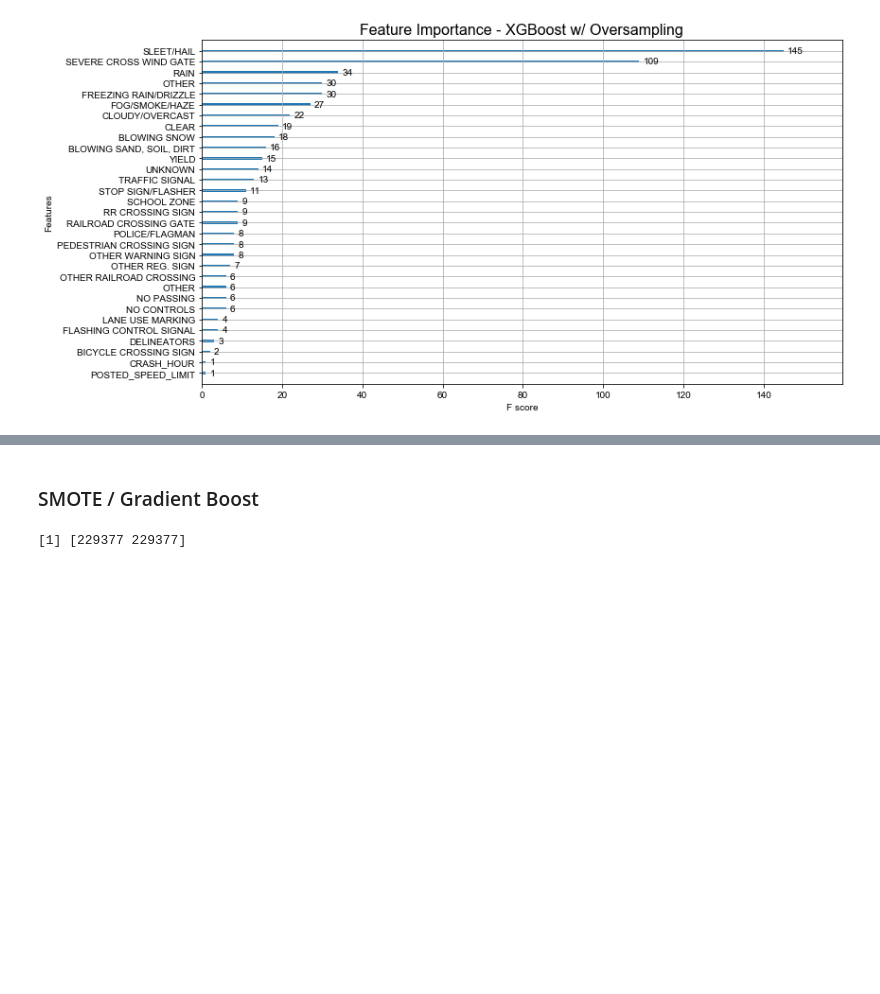
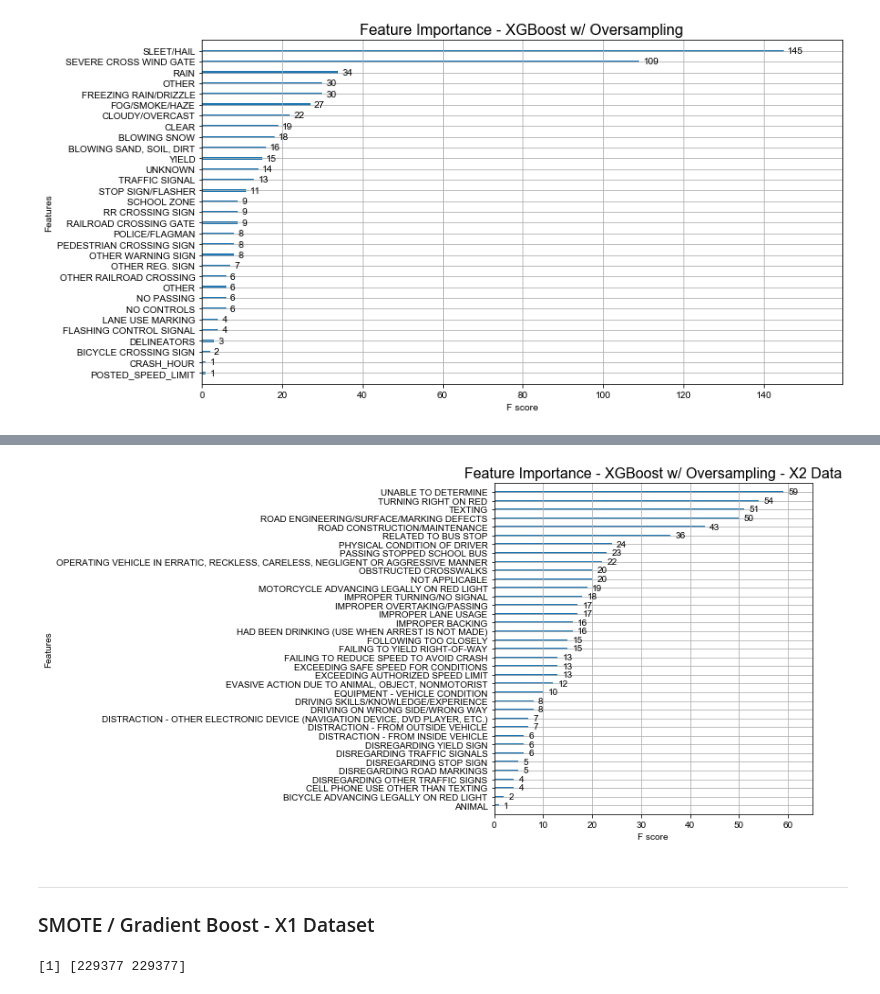
Before and after one commit to Morgan-Sell/chi-traffic-accidents, a Jupyter notebook: chi-transport-v2.ipynb, the cells around one changed output, grey strips where cells are left out. Cells and saved outputs as stored; diff of their text form; code cells hidden in the pictures; blank space fills up the shorter version.

```diff
--- a/chi-transport-v2.ipynb
+++ b/chi-transport-v2.ipynb
@@ -382,7 +356,7 @@ Index(['CRASH_RECORD_ID', 'RD_NO', 'CRASH_DATE_EST_I', 'CRASH_DATE',
 # Excluded "after-the-fact" features, e.g. DAMAGE($), DOORING_I
 # Omitted geospatial data, SEC_CONTRIBUTORY_CAUSE, LANE_CNT.
 accidents2 = accidents[['CRASH_RECORD_ID', 'RD_NO', 'POSTED_SPEED_LIMIT', 'TRAFFIC_CONTROL_DEVICE', 'DEVICE_CONDITION',
-                        'WEATHER_CONDITION', 'LIGHTING_CONDITION', 'FIRST_CRASH_TYPE', 'TRAFFICWAY_TYPE', 'LANE_CNT',
+                        'WEATHER_CONDITION', 'LIGHTING_CONDITION', 'FIRST_CRASH_TYPE', 'TRAFFICWAY_TYPE',
                         'ALIGNMENT','ROADWAY_SURFACE_COND','ROAD_DEFECT', 'REPORT_TYPE', 'CRASH_TYPE',
                         'INTERSECTION_RELATED_I', 'NOT_RIGHT_OF_WAY_I',
                         'PRIM_CONTRIBUTORY_CAUSE', 'STREET_NO', 'STREET_DIRECTION',
@@ -438,5 +412,12 @@ lghtng_cndtn = pd.get_dummies(X_1['LIGHTING_CONDITION'])
 X_1_dum = pd.concat([X_1, trfc_cntrl, wthr_cndtn, lghtng_cndtn], axis=1)
 X_1_dum.drop(['TRAFFIC_CONTROL_DEVICE', 'WEATHER_CONDITION', 'LIGHTING_CONDITION'], axis=1, inplace=True)
 X_1_train, X_1_test, y_1_train, y_1_test = train_test_split(X_1_dum.values, y_1.values,test_size=0.20, random_state=42)
+# %%
+X_2 = accidents2[['PRIM_CONTRIBUTORY_CAUSE','ROADWAY_SURFACE_COND','ROAD_DEFECT']]
+prime_cause = pd.get_dummies(accidents2['PRIM_CONTRIBUTORY_CAUSE'])
+road_surface = pd.get_dummies(accidents2['ROADWAY_SURFACE_COND'])
+road_defect = pd.get_dummies(accidents2['ROAD_DEFECT'])
+X_2_dum = pd.concat([prime_cause, road_surface, road_defect], axis=1)
+X_2_train, X_2_test, y_2_train, y_2_test = train_test_split(X_2_dum.values, y_1.values,test_size=0.20, random_state=42)
 # %% [markdown]
 ---
@@ -511,0 +482,5 @@ plt.tight_layout();
+# %%
+xgboost_scld_2 = XGBClassifier(random_state=1, learning_rate=0.1, scale_pos_weight=num_neg_obs/num_pos_obs )
+xgboost_scld_2.fit(X_2_train, y_2_train.ravel())
+y_2_pred_xgb_scld = xgboost_scld_2.predict(X_2_test)
+print(classification_report(y_2_test.ravel(), y_2_pred_xgb_scld))
@@ -512,5 +496,13 @@ plt.tight_layout();
+# %%
+plt.rcParams['figure.figsize'] = (12,6)
+plot_importance(xgboost_scld_2).set_yticklabels(X_2_dum.columns)
+plt.title("Feature Importance - XGBoost w/ Oversampling - X2 Data", fontsize=16)
+plt.tight_layout();
+# %% [output]
+[figure, added]
 # %% [markdown]
-### SMOTE / Gradient Boost
+---
+### SMOTE / Gradient Boost - X1 Dataset
 # %%
 oversampler = SMOTE(random_state=0, k_neighbors=5)
 X_1_train_os, y_1_train_os = oversampler.fit_sample(X_1_train, y_1_train.ravel())
```
Also changed, not shown: parts of 20 cells of this notebook.
